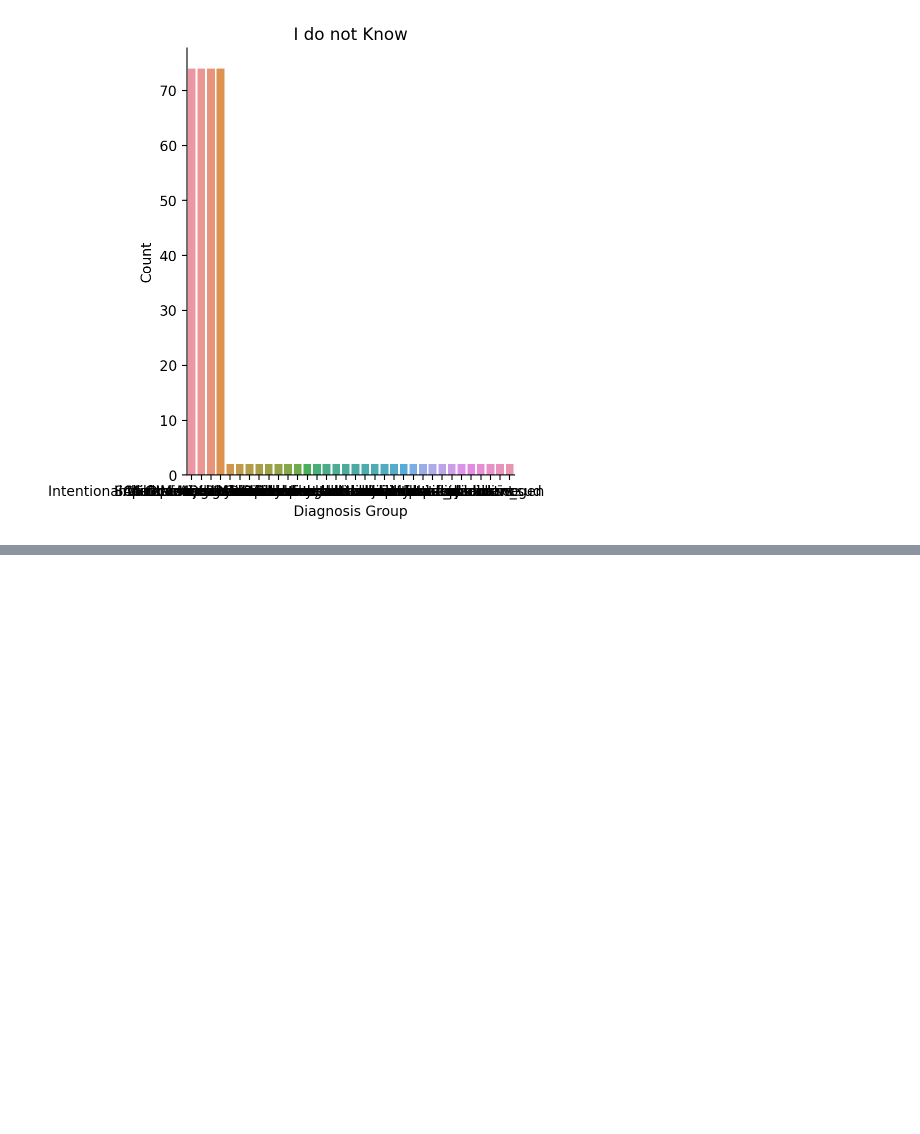
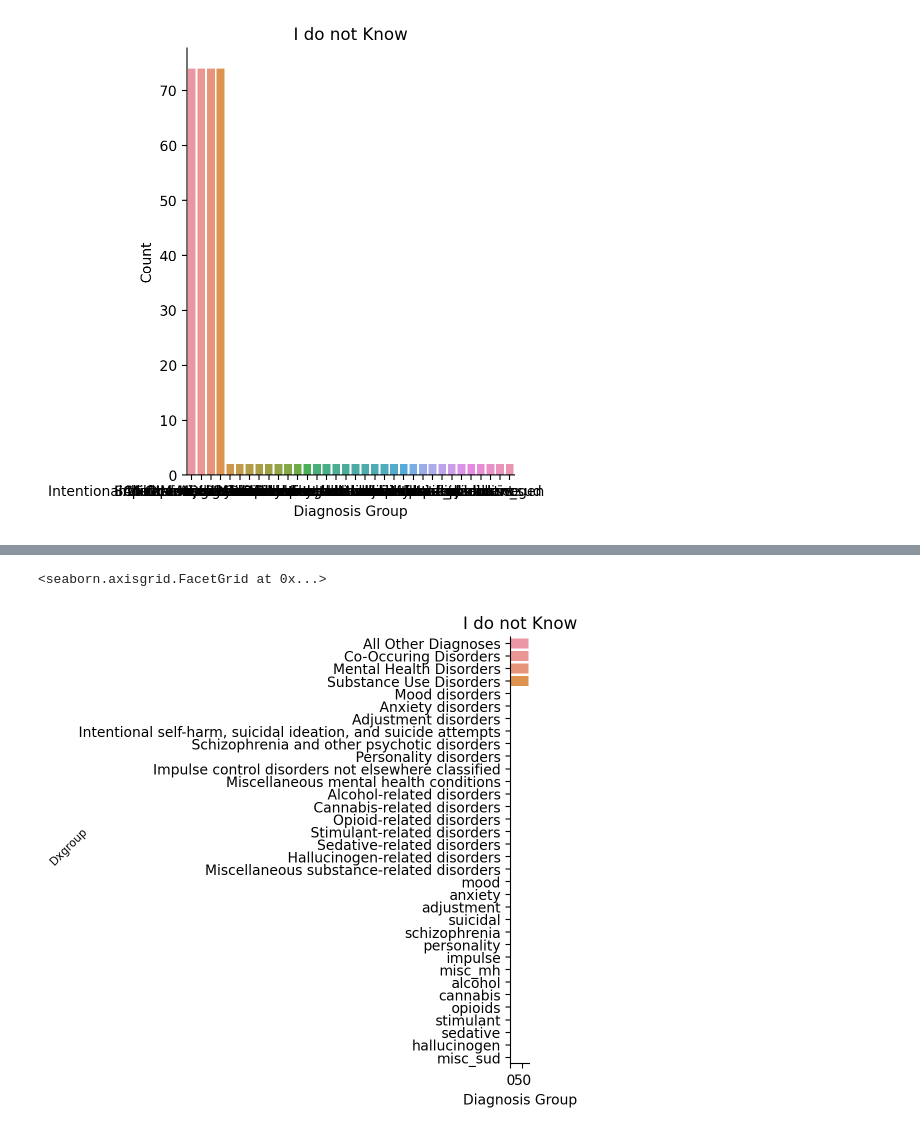
Before and after one commit to abbyzurasky/PUBH1142, a Jupyter notebook: MentalHealthDataAnalysis.ipynb, the cells around one changed output, grey strips where cells are left out. Drawn from its saved outputs; the diff is of its cells as text; code cells hidden in the pictures; blank space fills up the shorter version.

```diff
--- a/MentalHealthDataAnalysis.ipynb
+++ b/MentalHealthDataAnalysis.ipynb
@@ -65,0 +82,14 @@ sns.catplot(
+# %%
+# Decrease the font sixe of the y-axis labels and tilt them
+sns.catplot(
+    data=df,
+    y='Dxgroup',
+    kind='count'
+).set(
+    title='I do not Know',
+    xlabel='Diagnosis Group',
+    ylabel='Count'
+).set_ylabels(fontsize=8, rotation=45)
+# %% [output]
+<seaborn.axisgrid.FacetGrid at 0x...>
+[figure, added]
```
Also changed, not shown: parts of 5 cells of this notebook.
